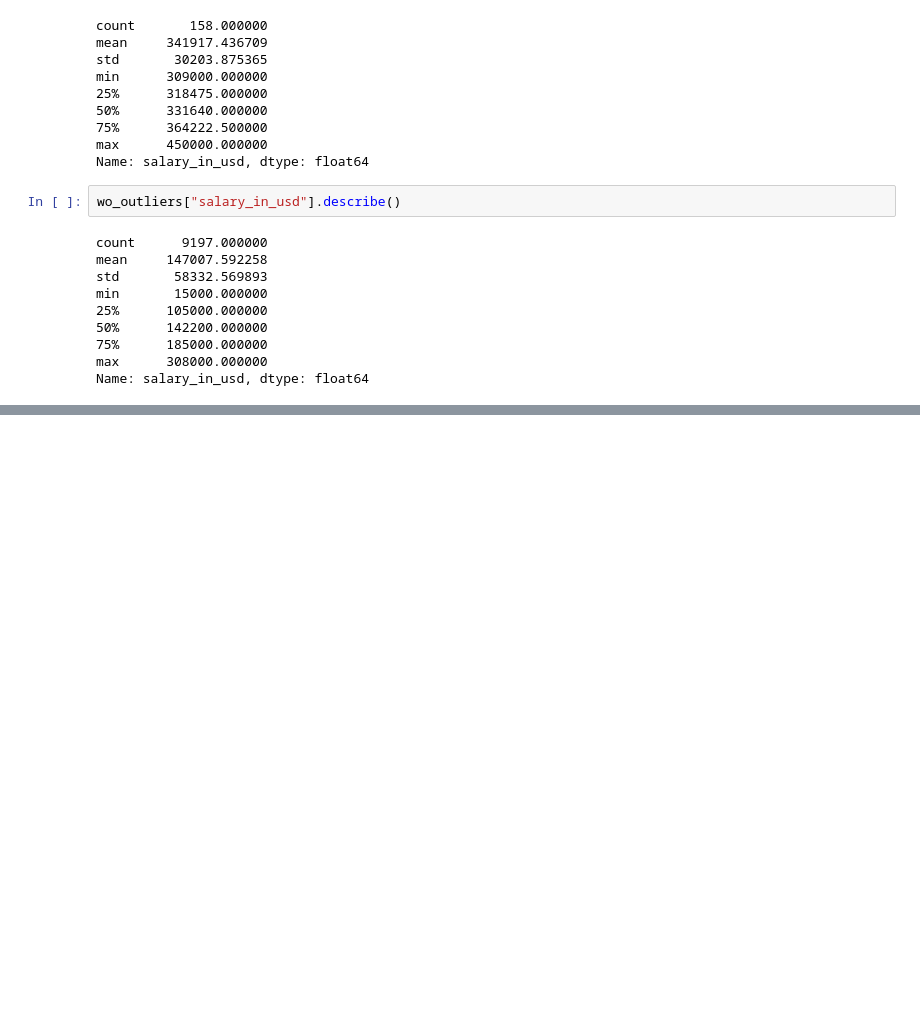
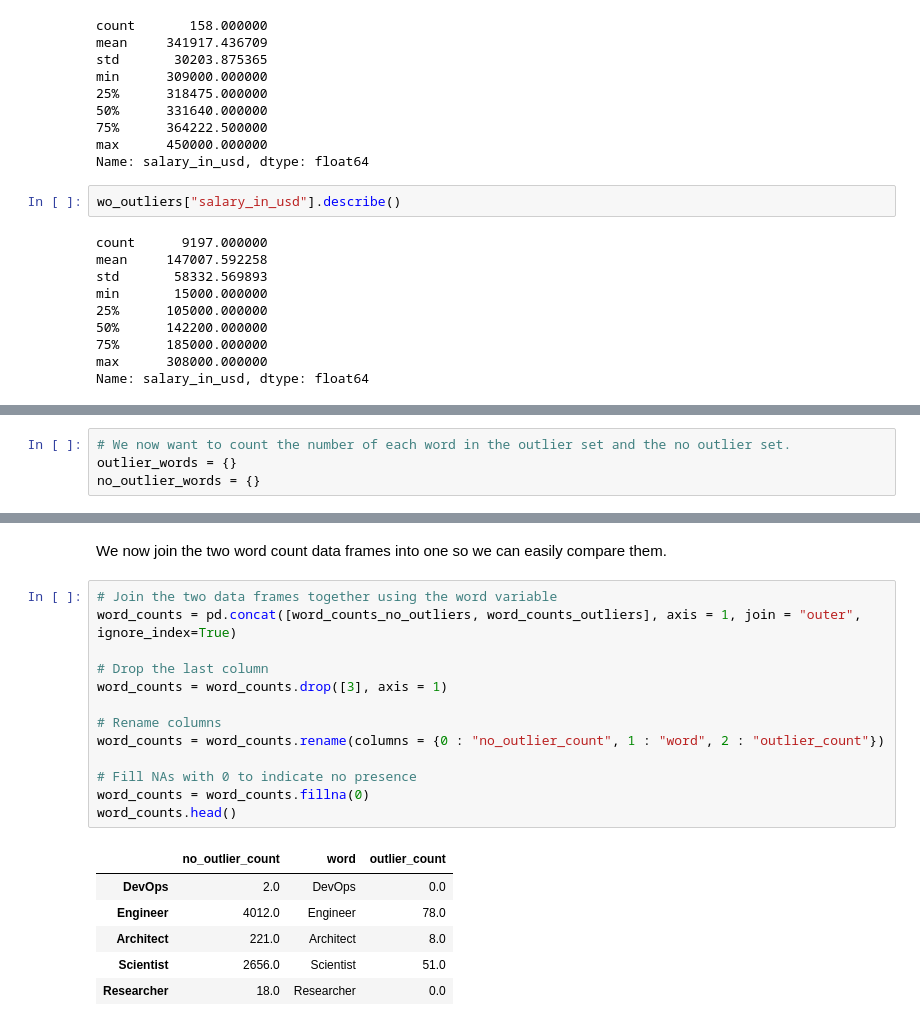
Before and after one commit to NilayT321/data-science-jobs, a Jupyter notebook: ProjectInitial.ipynb, the cells around one changed output, grey strips where cells are left out. Cells and saved outputs as stored; diff of their text form; blank space fills up the shorter version.

```diff
--- a/ProjectInitial.ipynb
+++ b/ProjectInitial.ipynb
@@ -249,0 +204,4 @@ Counter({'Engineer': 69,
+# %%
+# We now want to count the number of each word in the outlier set and the no outlier set.
+outlier_words = {}
+no_outlier_words = {}
@@ -249,0 +248,22 @@ Counter({'Engineer': 69,
+# %% [markdown]
+We now join the two word count data frames into one so we can easily compare them.
+# %%
+# Join the two data frames together using the word variable
+word_counts = pd.concat([word_counts_no_outliers, word_counts_outliers], axis = 1, join = "outer", ignore_index=True)
+
+# Drop the last column
+word_counts = word_counts.drop([3], axis = 1)
+
+# Rename columns
+word_counts = word_counts.rename(columns = {0 : "no_outlier_count", 1 : "word", 2 : "outlier_count"})
+
+# Fill NAs with 0 to indicate no presence
+word_counts = word_counts.fillna(0)
+word_counts.head()
+# %% [output]
+|  | no_outlier_count | word | outlier_count |
+| DevOps | 2.0 | DevOps | 0.0 |
+| Engineer | 4012.0 | Engineer | 78.0 |
+| Architect | 221.0 | Architect | 8.0 |
+| Scientist | 2656.0 | Scientist | 51.0 |
+| Researcher | 18.0 | Researcher | 0.0 |
```
Also changed, not shown: parts of 32 cells of this notebook.
